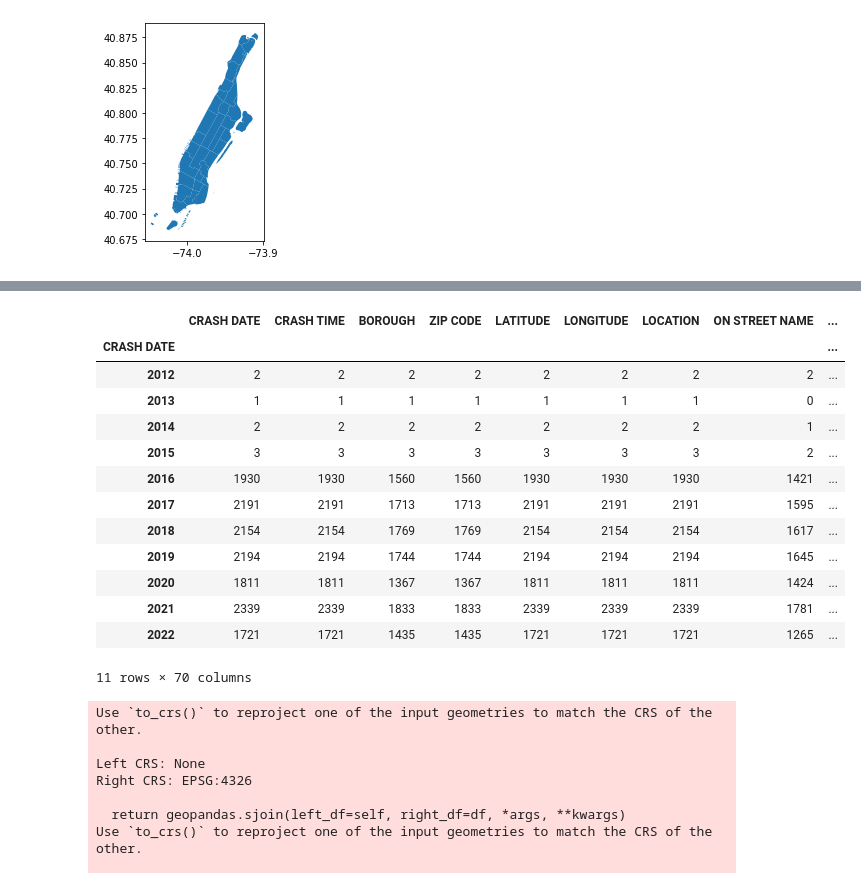
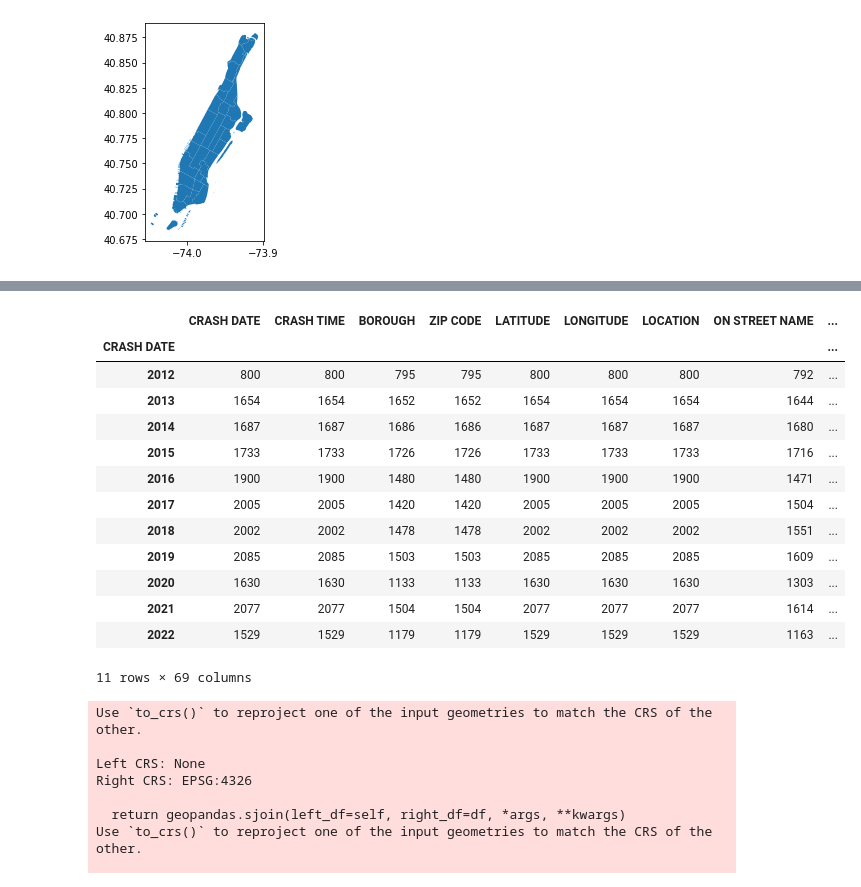
Before and after one commit to rtealwitter/OpenStreets, a Jupyter notebook: wrangle_data.ipynb, the cells around one changed output, grey strips where cells are left out. Saved outputs shown, nothing was run; the diff lists cells and outputs as text; code cells hidden in the pictures.

```diff
--- a/wrangle_data.ipynb
+++ b/wrangle_data.ipynb
@@ -67,4 +80,0 @@ collisions = gpd.GeoDataFrame(collisions, geometry=gpd.points_from_xy(collisions
-# %%
-collisions.sjoin(filter)
-if 'index_right' in collisions.columns:
-    collisions.drop(columns=['index_right'], inplace=True)
@@ -78,2 +81,9 @@ Right CRS: EPSG:4326
-# %%
-collisions = collisions.sjoin_nearest(infrastructure, max_distance=0.0001)
+# %%
+collisions = collisions[collisions.LONGITUDE != 0] # remove 0,0 coordinates
+collisions = gpd.GeoDataFrame(collisions, geometry=gpd.points_from_xy(collisions.LONGITUDE, collisions.LATITUDE))
+
+collisions_restricted = collisions.sjoin(filter)
+if 'index_right' in collisions_restricted.columns:
+    collisions_restricted.drop(columns=['index_right'], inplace=True)
+
+collisions_restricted['collision_ID'] = collisions_restricted.index # add ID column
@@ -80,22 +97,30 @@ collisions = collisions.sjoin_nearest(infrastructure, max_distance=0.0001)
+# %%
+collisions_connected = collisions_restricted.sjoin_nearest(infrastructure, max_distance=0.0001, how='inner')
+if 'index_right' in collisions_connected.columns:
+    collisions_connected.drop(columns=['index_right'], inplace=True)
+if 'index_left' in collisions_connected.columns:
+    collisions_connected.drop(columns=['index_left'], inplace=True)
+
+collisions_connected.drop_duplicates(subset=['collision_ID'], keep='first', inplace=True)
 # %%
-collisions['CRASH DATE'] = pd.to_datetime(collisions['CRASH DATE'])
-collisions.groupby([collisions['CRASH DATE'].dt.year]).count()
-## So let's start in 2016!
+collisions_connected['CRASH DATE'] = pd.to_datetime(collisions_connected['CRASH DATE'])
+collisions_connected.groupby([collisions_connected['CRASH DATE'].dt.year]).count()
+## Let's start in 2016 since previous years of citibike have far fewer rides
 # %% [output]
 |  | CRASH DATE | CRASH TIME | BOROUGH | ZIP CODE | LATITUDE | LONGITUDE | LOCATION | ON STREET NAME | ... |
 | CRASH DATE |  |  |  |  |  |  |  |  | ... |
-| 2012 | 2 | 2 | 2 | 2 | 2 | 2 | 2 | 2 | ... |
-| 2013 | 1 | 1 | 1 | 1 | 1 | 1 | 1 | 0 | ... |
-| 2014 | 2 | 2 | 2 | 2 | 2 | 2 | 2 | 1 | ... |
-| 2015 | 3 | 3 | 3 | 3 | 3 | 3 | 3 | 2 | ... |
-| 2016 | 1930 | 1930 | 1560 | 1560 | 1930 | 1930 | 1930 | 1421 | ... |
-| 2017 | 2191 | 2191 | 1713 | 1713 | 2191 | 2191 | 2191 | 1595 | ... |
-| 2018 | 2154 | 2154 | 1769 | 1769 | 2154 | 2154 | 2154 | 1617 | ... |
-| 2019 | 2194 | 2194 | 1744 | 1744 | 2194 | 2194 | 2194 | 1645 | ... |
-| 2020 | 1811 | 1811 | 1367 | 1367 | 1811 | 1811 | 1811 | 1424 | ... |
-| 2021 | 2339 | 2339 | 1833 | 1833 | 2339 | 2339 | 2339 | 1781 | ... |
-| 2022 | 1721 | 1721 | 1435 | 1435 | 1721 | 1721 | 1721 | 1265 | ... |
+| 2012 | 800 | 800 | 795 | 795 | 800 | 800 | 800 | 792 | ... |
+| 2013 | 1654 | 1654 | 1652 | 1652 | 1654 | 1654 | 1654 | 1644 | ... |
+| 2014 | 1687 | 1687 | 1686 | 1686 | 1687 | 1687 | 1687 | 1680 | ... |
+| 2015 | 1733 | 1733 | 1726 | 1726 | 1733 | 1733 | 1733 | 1716 | ... |
+| 2016 | 1900 | 1900 | 1480 | 1480 | 1900 | 1900 | 1900 | 1471 | ... |
+| 2017 | 2005 | 2005 | 1420 | 1420 | 2005 | 2005 | 2005 | 1504 | ... |
+| 2018 | 2002 | 2002 | 1478 | 1478 | 2002 | 2002 | 2002 | 1551 | ... |
+| 2019 | 2085 | 2085 | 1503 | 1503 | 2085 | 2085 | 2085 | 1609 | ... |
+| 2020 | 1630 | 1630 | 1133 | 1133 | 1630 | 1630 | 1630 | 1303 | ... |
+| 2021 | 2077 | 2077 | 1504 | 1504 | 2077 | 2077 | 2077 | 1614 | ... |
+| 2022 | 1529 | 1529 | 1179 | 1179 | 1529 | 1529 | 1529 | 1163 | ... |
-11 rows × 70 columns
+11 rows × 69 columns
 # %%
 
 start_date = pd.Timestamp('2016-01-01')
```
Also changed, not shown: parts of 21 cells of this notebook, 1 other file.
